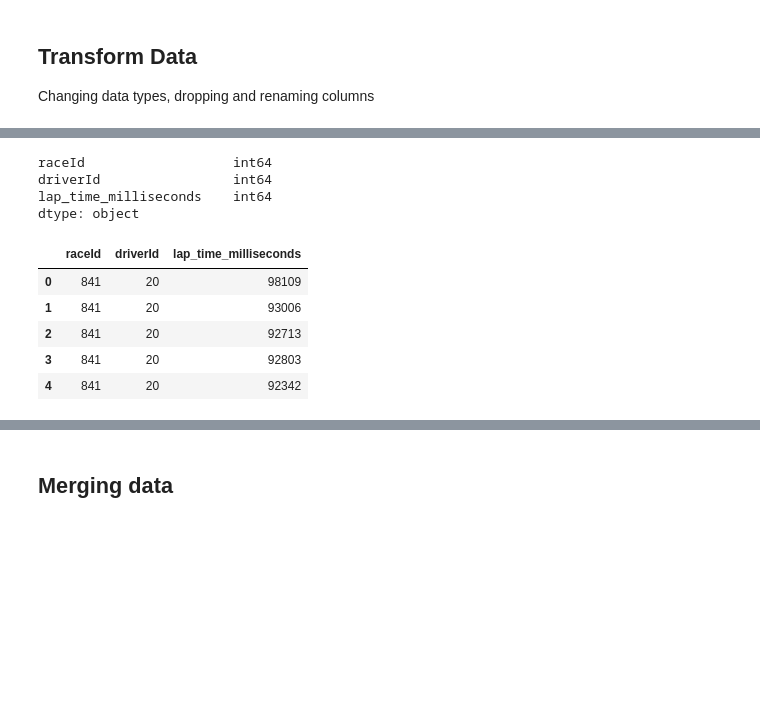
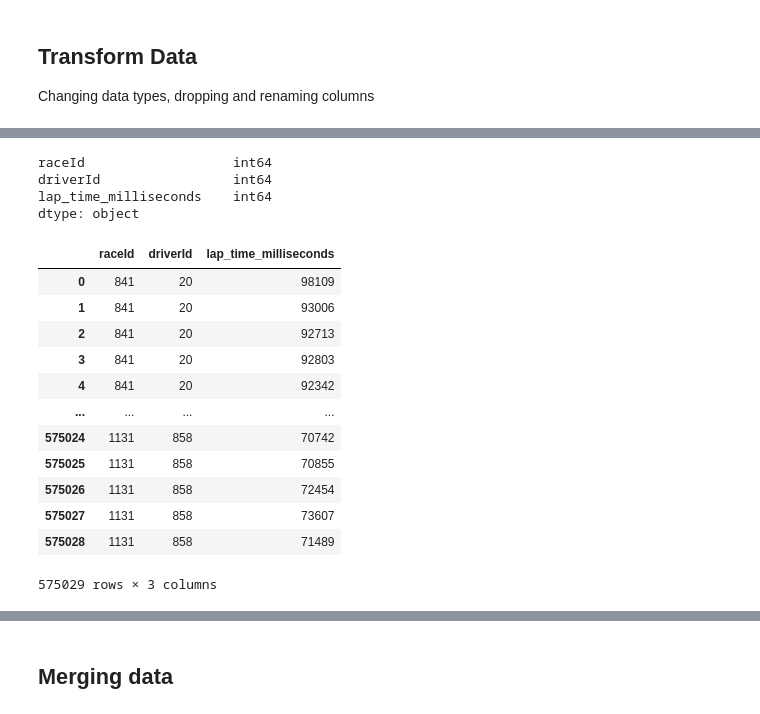
Before and after one commit to jennydang61/Driver-Performance-Prediction, a Jupyter notebook: formula1.ipynb, the cells around one changed output, grey strips where cells are left out. Drawn from its saved outputs; the diff is of its cells as text; code cells hidden in the pictures; blank space fills up the shorter version.

```diff
--- a/formula1.ipynb
+++ b/formula1.ipynb
@@ -81,20 +95,27 @@ dtype: object
 # %%
 lap_times_df.drop(['time', 'lap', 'position'], axis=1, inplace=True)
 lap_times_df.rename(columns={'milliseconds': 'lap_time_milliseconds'}, inplace=True)
 
 print(lap_times_df.dtypes)
-lap_times_df.head()
+display(lap_times_df)
 # %% [output]
 raceId                   int64
 driverId                 int64
 lap_time_milliseconds    int64
 dtype: object
 |  | raceId | driverId | lap_time_milliseconds |
 | 0 | 841 | 20 | 98109 |
 | 1 | 841 | 20 | 93006 |
 | 2 | 841 | 20 | 92713 |
 | 3 | 841 | 20 | 92803 |
 | 4 | 841 | 20 | 92342 |
+| ... | ... | ... | ... |
+| 575024 | 1131 | 858 | 70742 |
+| 575025 | 1131 | 858 | 70855 |
+| 575026 | 1131 | 858 | 72454 |
+| 575027 | 1131 | 858 | 73607 |
+| 575028 | 1131 | 858 | 71489 |
+575029 rows × 3 columns
 # %%
 pit_stops_df.drop(['milliseconds', 'time', 'lap'], axis=1, inplace=True)
 pit_stops_df.rename(columns={'duration': 'stop_duration', 'stop':'pit_stop'}, inplace=True)
```
Also changed, not shown: parts of 18 cells of this notebook, 2 other files.
